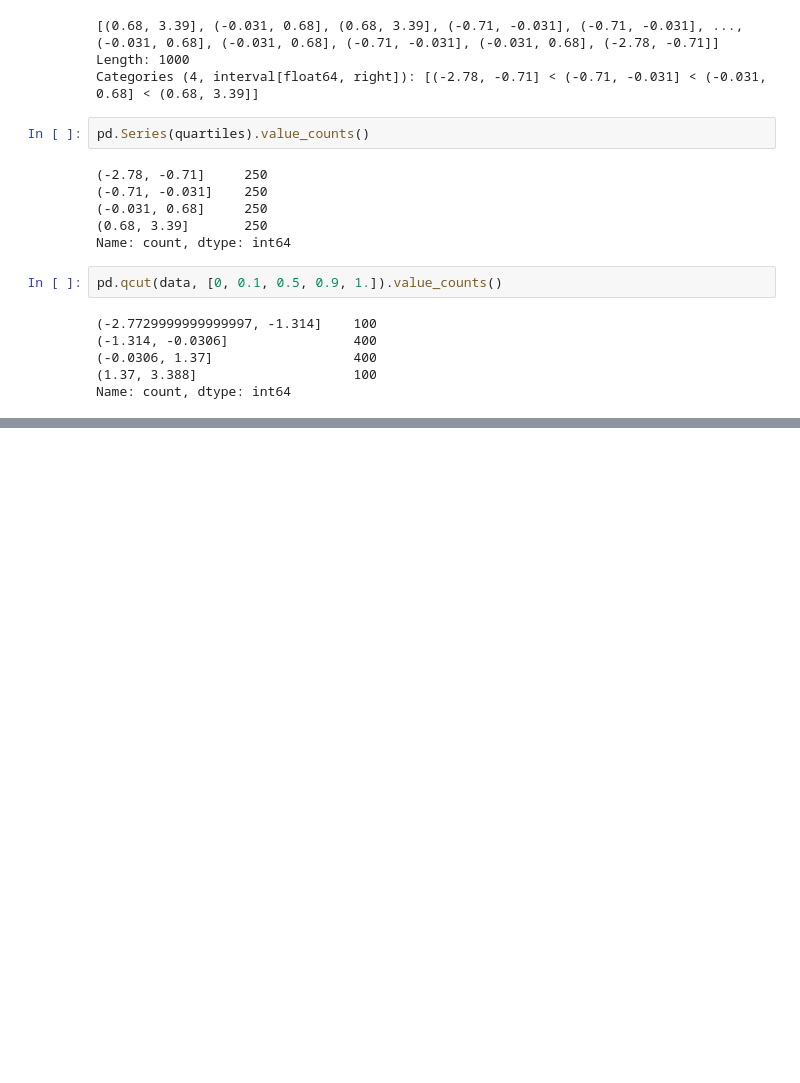
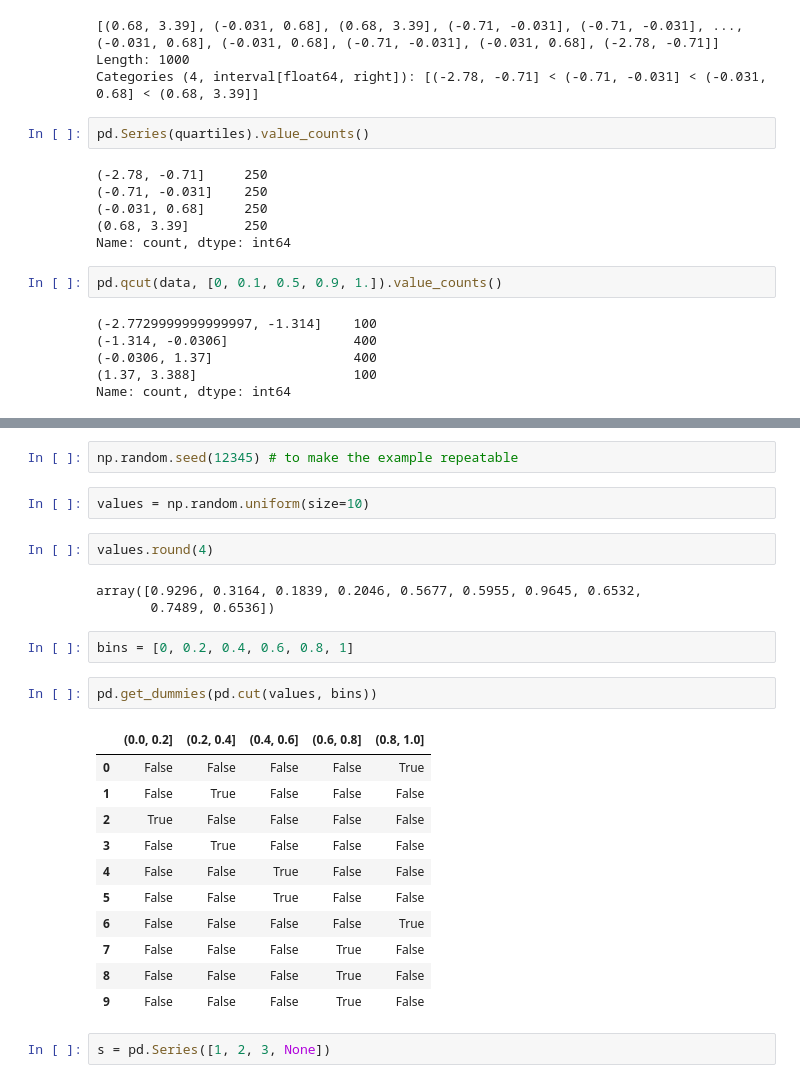
Before and after one commit to JohnLocke/Python-for-Data-Analysis, a Jupyter notebook: ch07.ipynb, the cells around one changed output, grey strips where cells are left out. Saved outputs shown, nothing was run; the diff lists cells and outputs as text; blank space fills up the shorter version.

```diff
--- a/ch07.ipynb
+++ b/ch07.ipynb
@@ -602,0 +858,27 @@ Name: count, dtype: int64
+# %%
+np.random.seed(12345) # to make the example repeatable
+# %%
+values = np.random.uniform(size=10)
+# %%
+values.round(4)
+# %% [output]
+array([0.9296, 0.3164, 0.1839, 0.2046, 0.5677, 0.5955, 0.9645, 0.6532,
+       0.7489, 0.6536])
+# %%
+bins = [0, 0.2, 0.4, 0.6, 0.8, 1]
+# %%
+pd.get_dummies(pd.cut(values, bins))
+# %% [output]
+|  | (0.0, 0.2] | (0.2, 0.4] | (0.4, 0.6] | (0.6, 0.8] | (0.8, 1.0] |
+| 0 | False | False | False | False | True |
+| 1 | False | True | False | False | False |
+| 2 | True | False | False | False | False |
+| 3 | False | True | False | False | False |
+| 4 | False | False | True | False | False |
+| 5 | False | False | True | False | False |
+| 6 | False | False | False | False | True |
+| 7 | False | False | False | True | False |
+| 8 | False | False | False | True | False |
+| 9 | False | False | False | True | False |
+# %%
+s = pd.Series([1, 2, 3, None])
```
Also changed, not shown: parts of 171 cells of this notebook.
